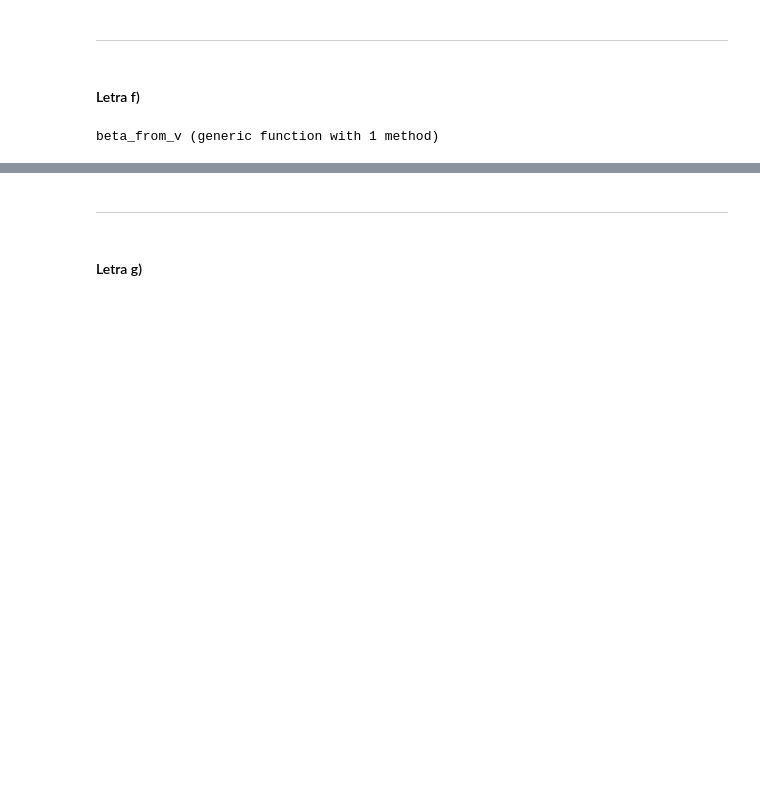
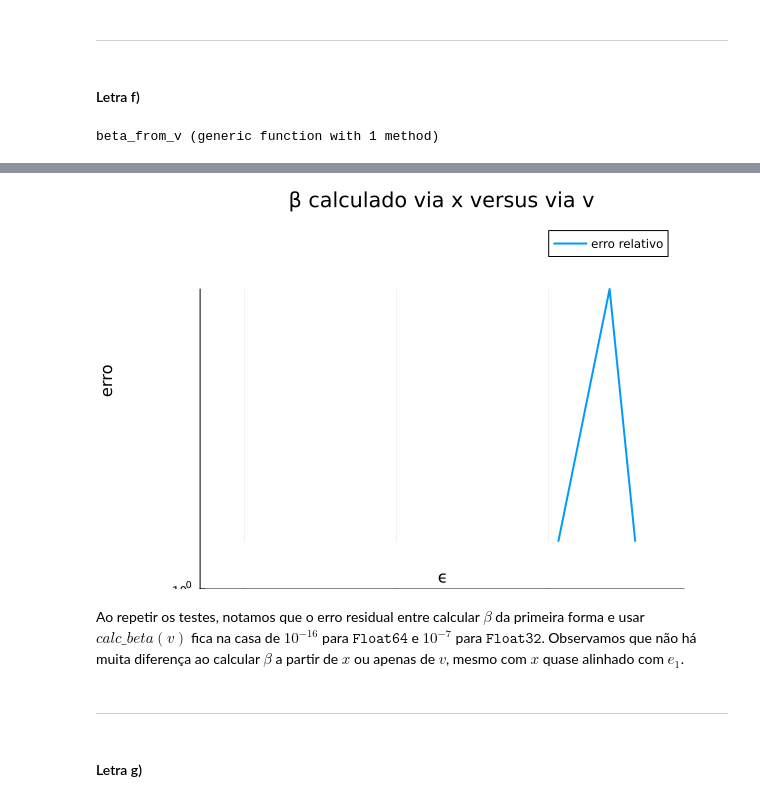
Before and after one commit to pedroalves085/Projeto4PedroElainne, a Jupyter notebook: q1.ipynb, the cells around one changed output, grey strips where cells are left out. Drawn from its saved outputs; the diff is of its cells as text; code cells hidden in the pictures; blank space fills up the shorter version.

```diff
--- a/q1.ipynb
+++ b/q1.ipynb
@@ -146,0 +277,33 @@ compare_beta (generic function with 1 method)
+# %%
+using PlotUtils
+
+epss = 10.0 .^ (-1:-1:-16)
+
+errs = Float64[]
+
+for ϵ in epss
+
+    x = Float64[1.0,ϵ,ϵ]
+
+    v,beta_x = reflector(x)
+
+    beta_v = 2/dot(v,v)
+
+    push!(
+        errs,
+        abs(beta_x-beta_v)/abs(beta_x)
+    )
+end
+
+plot(
+    epss,
+    errs .+ 1,
+    xscale=:log10,
+    yscale=:log10,
+    lw=2,
+    label="erro relativo",
+    xlabel="ϵ",
+    ylabel="erro",
+    title="β calculado via x versus via v"
+)
+# %% [output]
@@ -147,3 +324,6 @@ compare_beta (generic function with 1 method)
+[figure, added]
+# %% [markdown]
+Ao repetir os testes, notamos que o erro residual entre calcular $\beta$ da primeira forma e usar $calc\_beta(v)$ fica na casa de $10^{-16}$ para $\texttt{Float64}$ e $10^{-7}$ para $\texttt{Float32}$. Observamos que não há muita diferença ao calcular $\beta$ a partir de $x$ ou apenas de $v$, mesmo com $x$ quase alinhado com $e_1$.
 # %% [markdown]
 ----------------------------------------
 # %% [markdown]
```
Also changed, not shown: parts of 24 cells of this notebook.
